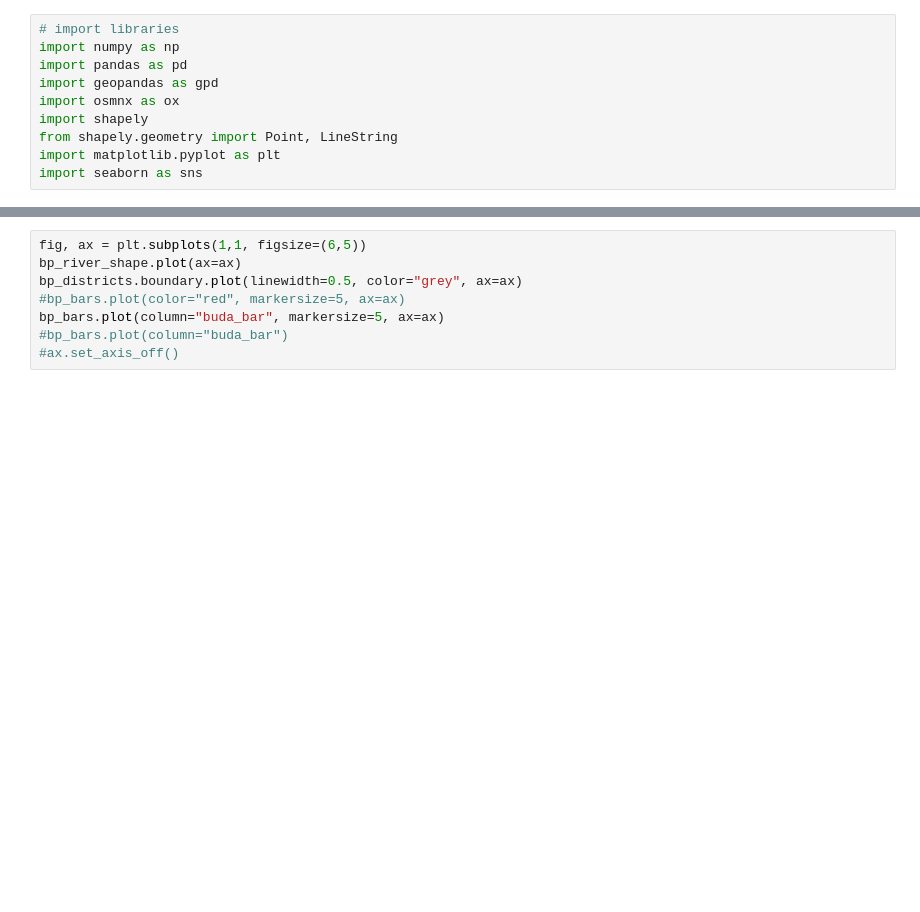
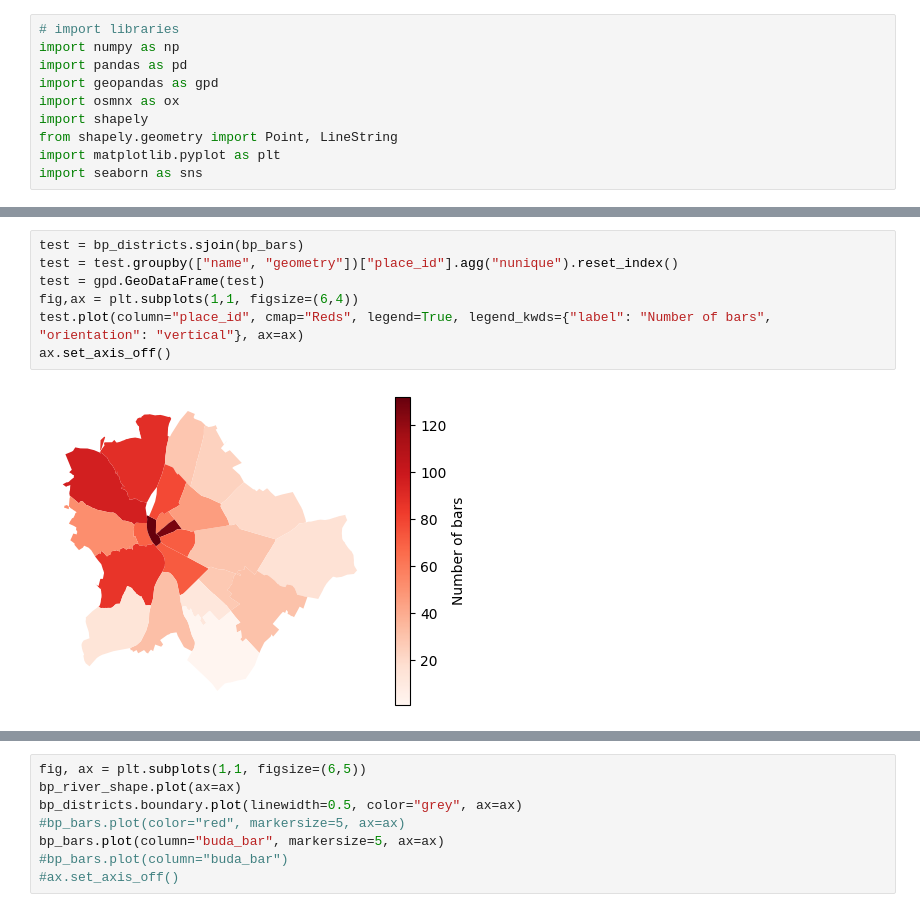
Before and after one commit to sandorjuhasz/geoDS_guest_lectures, a Jupyter notebook: code/part1_geoDS_intro_to_geographic_data.ipynb, the cells around one changed output, grey strips where cells are left out. Drawn from its saved outputs; the diff is of its cells as text; blank space fills up the shorter version.

```diff
--- a/code/part1_geoDS_intro_to_geographic_data.ipynb
+++ b/code/part1_geoDS_intro_to_geographic_data.ipynb
@@ -33,0 +66,9 @@ ax.set_axis_off()
+# %%
+test = bp_districts.sjoin(bp_bars)
+test = test.groupby(["name", "geometry"])["place_id"].agg("nunique").reset_index()
+test = gpd.GeoDataFrame(test)
+fig,ax = plt.subplots(1,1, figsize=(6,4))
+test.plot(column="place_id", cmap="Reds", legend=True, legend_kwds={"label": "Number of bars", "orientation": "vertical"}, ax=ax)
+ax.set_axis_off()
+# %% [output]
+[figure, added]
```
Also changed, not shown: parts of 16 cells of this notebook.
